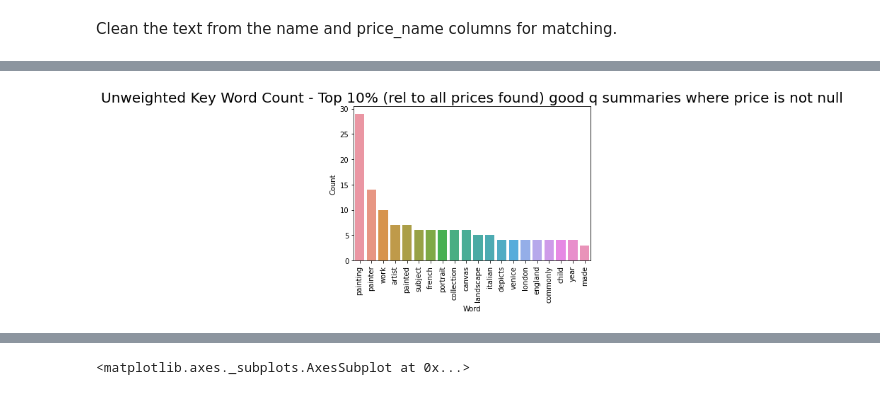
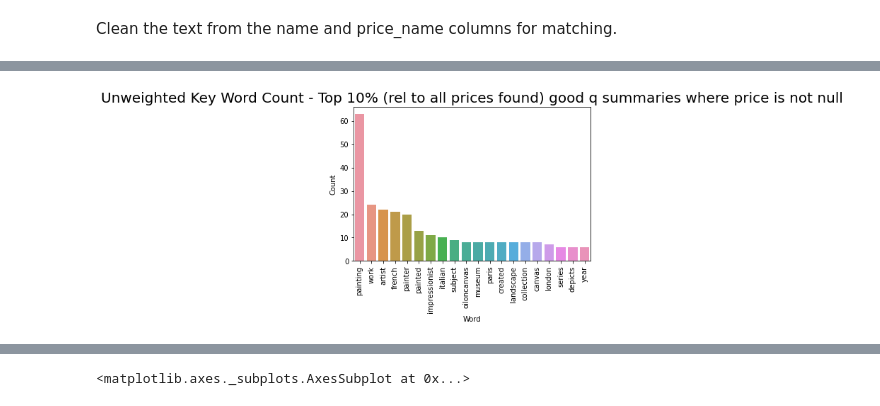
Before and after one commit to hdavidoff/datathon23, a Jupyter notebook: Summary_exploration_and_cleaning.ipynb, the cells around one changed output, grey strips where cells are left out. Cells and saved outputs as stored; diff of their text form; code cells hidden in the pictures.

Commit message:
quick_save

```diff
--- a/Summary_exploration_and_cleaning.ipynb
+++ b/Summary_exploration_and_cleaning.ipynb
@@ -1241,0 +330,7 @@ dtype: int64
+# %%
+for_summ['avg_price_bool'] = for_summ.apply(lambda row: 1 if row['price_name']=='average price artist' else 0,axis=1)
+# %%
+#set threshold for percentage max minimum
+min_match = 40
+for_summ_40 = for_summ.loc[(for_summ['match_perc']>=min_match)|for_summ['avg_price_bool']==1]
+for_summ_40.count()
@@ -1291,7 +386,11 @@ Now look at only top X % expensive paintings
 # %%
 art_with_ps.loc[:,'name_english'] = art_with_ps.apply(lambda row: clean_text(row['name_english']),axis=1).copy()
 art_with_ps.loc[:,'price_name'] = art_with_ps.apply(lambda row: clean_text(row['price_name']),axis=1).copy()
-art_with_ps.head()
+art_with_ps.loc[:,'match_perc'] = art_with_ps.apply(lambda row: count_match_words(row['name_english'],row['price_name']),axis=1).copy()
+art_with_ps.loc[:,'avg_price_bool'] = art_with_ps.apply(lambda row: 1 if row['price_name']=='average price artist' else 0,axis=1)
+
+art_with_ps_good = art_with_ps.loc[(art_with_ps['match_perc']>=40)|(art_with_ps['avg_price_bool']==1)]
+art_with_ps_good.count()
 # %% [output]
 A value is trying to be set on a copy of a slice from a DataFrame.
 Try using .loc[row_indexer,col_indexer] = value instead
@@ -1316,13 +424,11 @@ See the caveats in the documentation: https://pandas.pydata.org/pandas-docs/stab
 # %%
 ## take into all prices we could find after doing the matching check
+prices_arr_tot = np.array(art_with_ps_good['price'])
+prices_arr = np.array(for_summ_40['price'])
 
-import numpy as np
-art_with_ps_good = art_with_ps.loc[art_with_ps['match_perc']>=50]
-prices_arr_tot = np.array(art_with_ps_good['price'])
-prices_arr = np.array(for_summ['price'])
-from scipy import stats
 for_summ_40['price_percentile'] = for_summ_40.apply(lambda x: stats.percentileofscore(prices_arr, x.price), axis =1) # small reference
 for_summ_40['price_percentile_tot'] = for_summ_40.apply(lambda x: stats.percentileofscore(prices_arr_tot, x.price), axis =1) # whole price reference
 
 
 for_summ_40_exp = for_summ_40.loc[for_summ_40['price_percentile_tot']>= 90]
+for_summ_40.head(2)
@@ -1364,27 +580,42 @@ keywords.values[0]
 # %%
-
 # Instantiate (set n-word groupings hyperparameters to 2)
 kw_extractor = yake.KeywordExtractor(n=1)
 # Extract keywords and scores from each artwork summary
 keywords = for_summ_40_exp['summary'].apply(kw_extractor.extract_keywords)
 # Extract scores from the YAKE output
 text = []
 text_weighted = []
 word_orig_price = []
 for i in range(0,len(keywords)-1):
     list = keywords.values[i]
     for component in list:
         text.append(str(component[0]))
         text_weighted.append(component[1])
         word_orig_price.append(for_summ_40['price_percentile_tot'].values[i])
 
-# Bar plot - Create a dataframe of the most common 20 words
+
+## save results in dataframe
+df = pd.DataFrame(zip(text,text_weighted,word_orig_price),columns=['text','weight','price_percentile_reltotot'])
+df['count']=df.groupby('text')['text'].transform('count')
+new_df_exp = df.groupby('text').agg('mean')
+new_df_exp['w_price'] = (1-new_df_exp['weight'])*(new_df_exp['price_percentile_reltotot']/100)*new_df_exp['count']
+new_df_exp['w_price_only_count'] = (new_df_exp['price_percentile_reltotot']/100)*new_df_exp['count']
+new_df_exp['w_price_rel'] = (1-new_df_exp['weight'])*(new_df_exp['price_percentile_reltotot']/100)*(new_df_exp['count']/len(for_summ_40_exp))
+
+
+# Plot a bar chart of the most common 20 words
+
 common_words = pd.DataFrame(Counter(text).most_common(20))
 common_words.columns = ('Word', 'Count')
-# Plot a bar chart of the most common 20 words
 sns.barplot(x= common_words['Word'], y=common_words['Count'])
 plt.xticks(rotation='vertical')
 plt.title("Unweighted Key Word Count - Top 10% (rel to all prices found) good q summaries where price is not null", fontsize = 20)
 plt.show()
+
+
+# Bar plot - Create a dataframe of the most common 20 words
+common_words = pd.DataFrame(Counter(text).most_common(500))
+common_words.columns = ('Word', 'Count')
+common_words['rel_count'] = common_words['Count']/len(for_summ_40_exp)
 # %% [output]
-[figure, old version]
+[figure, new version]
```
Also changed, not shown: parts of 136 cells of this notebook.
